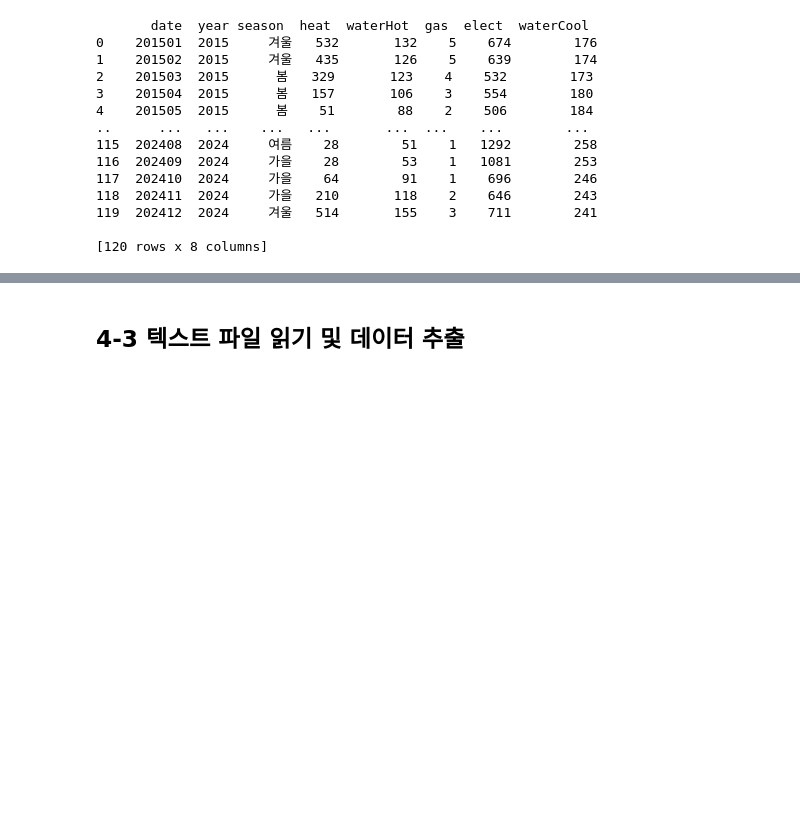
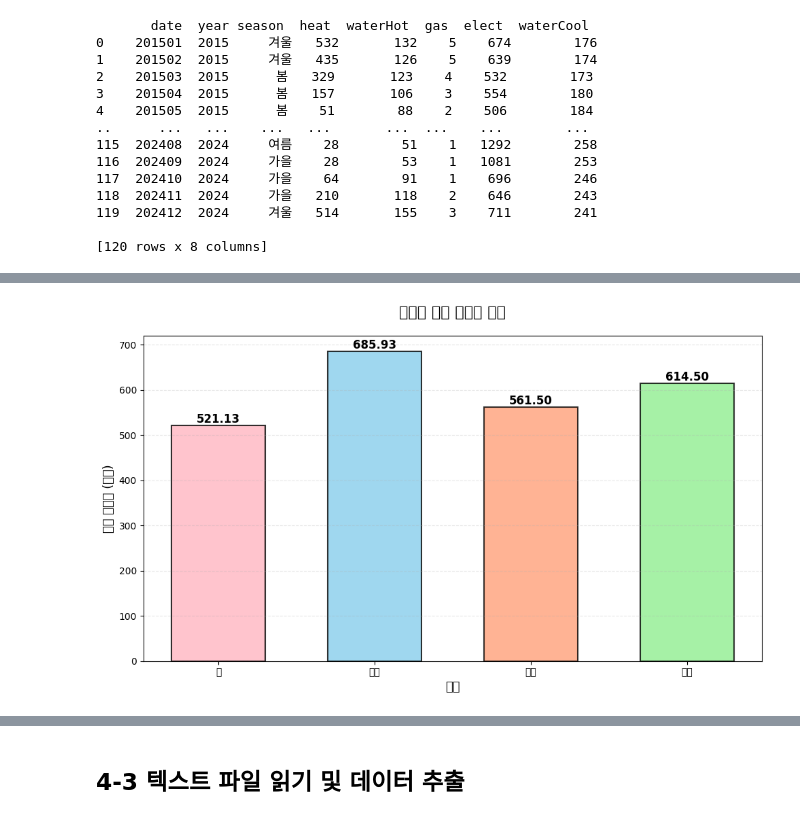
Before and after one commit to ParkEunhee999/Data-Analysis-with-Open-Source, a Jupyter notebook: 오픈소스_데이터_분석_4강.ipynb, the cells around one changed output, grey strips where cells are left out. Cells and saved outputs as stored; diff of their text form; code cells hidden in the pictures; blank space fills up the shorter version.

```diff
--- a/오픈소스_데이터_분석_4강.ipynb
+++ b/오픈소스_데이터_분석_4강.ipynb
@@ -217,0 +265,74 @@ Name: gas, dtype: float64
+# %%
+# date 컬럼에서 year와 month 추출
+df['year'] = df['date'].str[:4]
+df['month'] = df['date'].str[4:].astype(int)
+
+# 계절 컬럼 추가
+def get_season(month):
+    if 3 <= month <= 5:        # 3월, 4월, 5월
+        return '봄'
+    elif 6 <= month <= 8:      # 6월, 7월, 8월
+        return '여름'
+    elif 9 <= month <= 11:     # 9월, 10월, 11월
+        return '가을'
+    else:                      # 12월, 1월, 2월
+        return '겨울'
+
+df['season'] = df['month'].apply(get_season)
+
+# 계절별 전기 사용량 평균 계산
+season_elect_avg = df.groupby('season')['elect'].mean()
+
+# 계절 순서 지정 (봄, 여름, 가을, 겨울 순서로)
+season_order = ['봄', '여름', '가을', '겨울']
+season_elect_avg = season_elect_avg.reindex(season_order)
+
+# 한글 폰트 설정
+plt.rcParams['font.family'] = 'Malgun Gothic'  # Windows
+# plt.rcParams['font.family'] = 'AppleGothic'  # Mac
+plt.rcParams['axes.unicode_minus'] = False  # 마이너스 기호 깨짐 방지
+
+# 그래프 크기 설정
+plt.figure(figsize=(10, 6))
+
+# 막대 그래프 그리기
+# color : 각 계절별로 다른 색상 지정
+# edgecolor : 막대 테두리 색상
+# linewidth : 테두리 두께
+# alpha : 투명도 (0~1)
+bars = plt.bar(season_elect_avg.index, season_elect_avg.values,
+               color=['#FFB6C1', '#87CEEB', '#FFA07A', '#90EE90'],
+               edgecolor='black', linewidth=1.5, alpha=0.8, width=0.6)
+
+# 그래프 제목 설정
+plt.title('계절별 전기 사용량 평균', fontsize=16, fontweight='bold', pad=20)
+
+# x축, y축 레이블 설정
+plt.xlabel('계절', fontsize=13)
+plt.ylabel('전기 사용량 (단위)', fontsize=13)
+
+# 그리드 추가 (y축만, 가로선만)
+plt.grid(True, axis='y', alpha=0.3, linestyle='--')
+
+# 각 막대 위에 수치 표시
+for bar in bars:
+    height = bar.get_height()  # 막대의 높이(값) 가져오기
+    # 막대 중앙 상단에 텍스트 배치
+    plt.text(bar.get_x() + bar.get_width()/2.,  # x 좌표: 막대 중앙
+             height,                              # y 좌표: 막대 높이
+             f'{height:.2f}',                     # 표시할 텍스트: 소수점 둘째 자리까지
+             ha='center',                         # 수평 정렬: 가운데
+             va='bottom',                         # 수직 정렬: 아래
+             fontsize=12,                         # 글자 크기
+             fontweight='bold')                   # 글자 굵기
+
+# 레이아웃 자동 조정
+plt.tight_layout()
+
+# 그래프 출력
+plt.show()
+
+# 계절별 전기 평균 데이터 출력
+print("\n=== 계절별 전기 사용량 평균 ===")
+print(season_elect_avg)
+# %% [output]
@@ -217,0 +356 @@ Name: gas, dtype: float64
+[figure, added]
```
Also changed, not shown: parts of 7 cells of this notebook.
